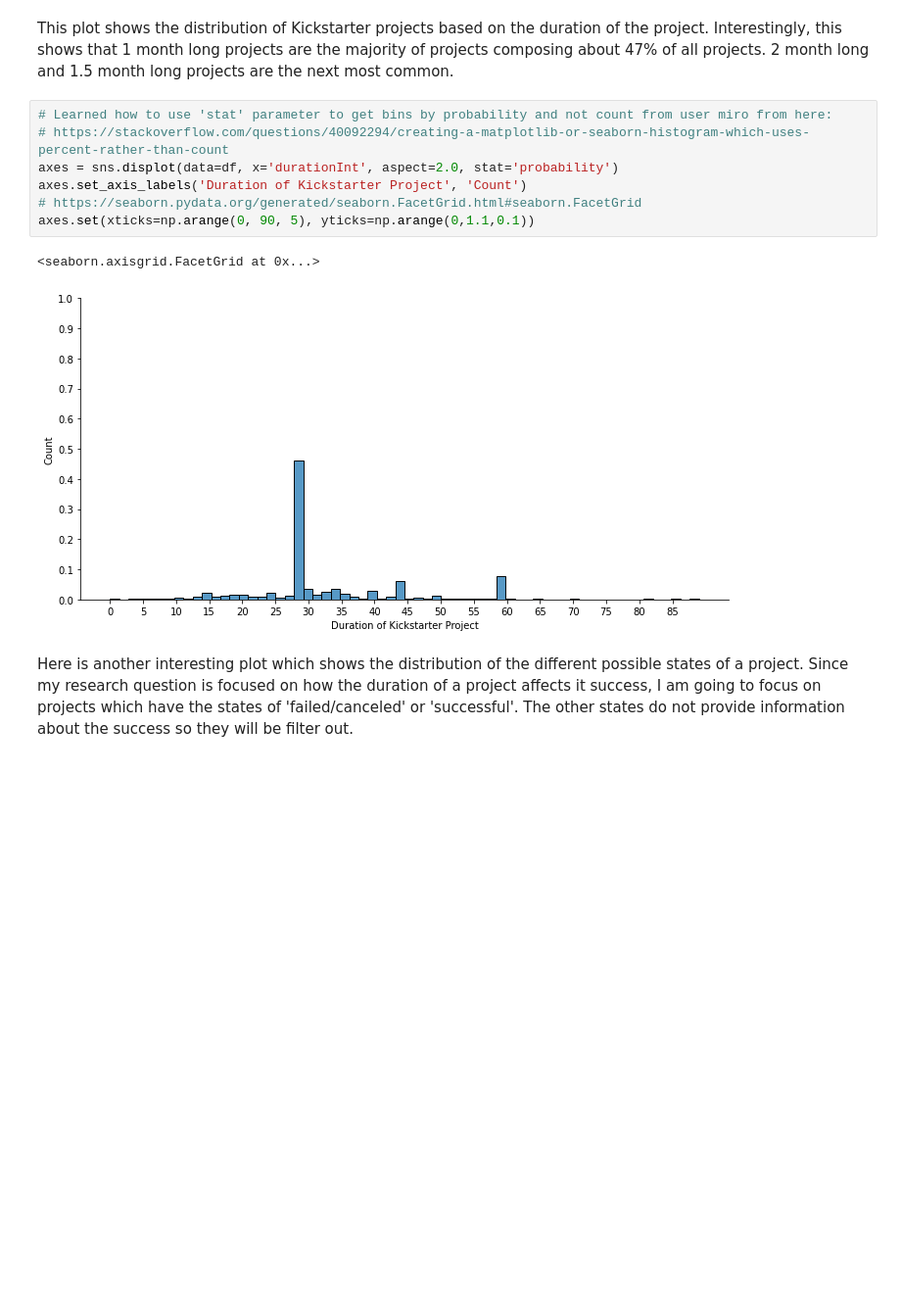
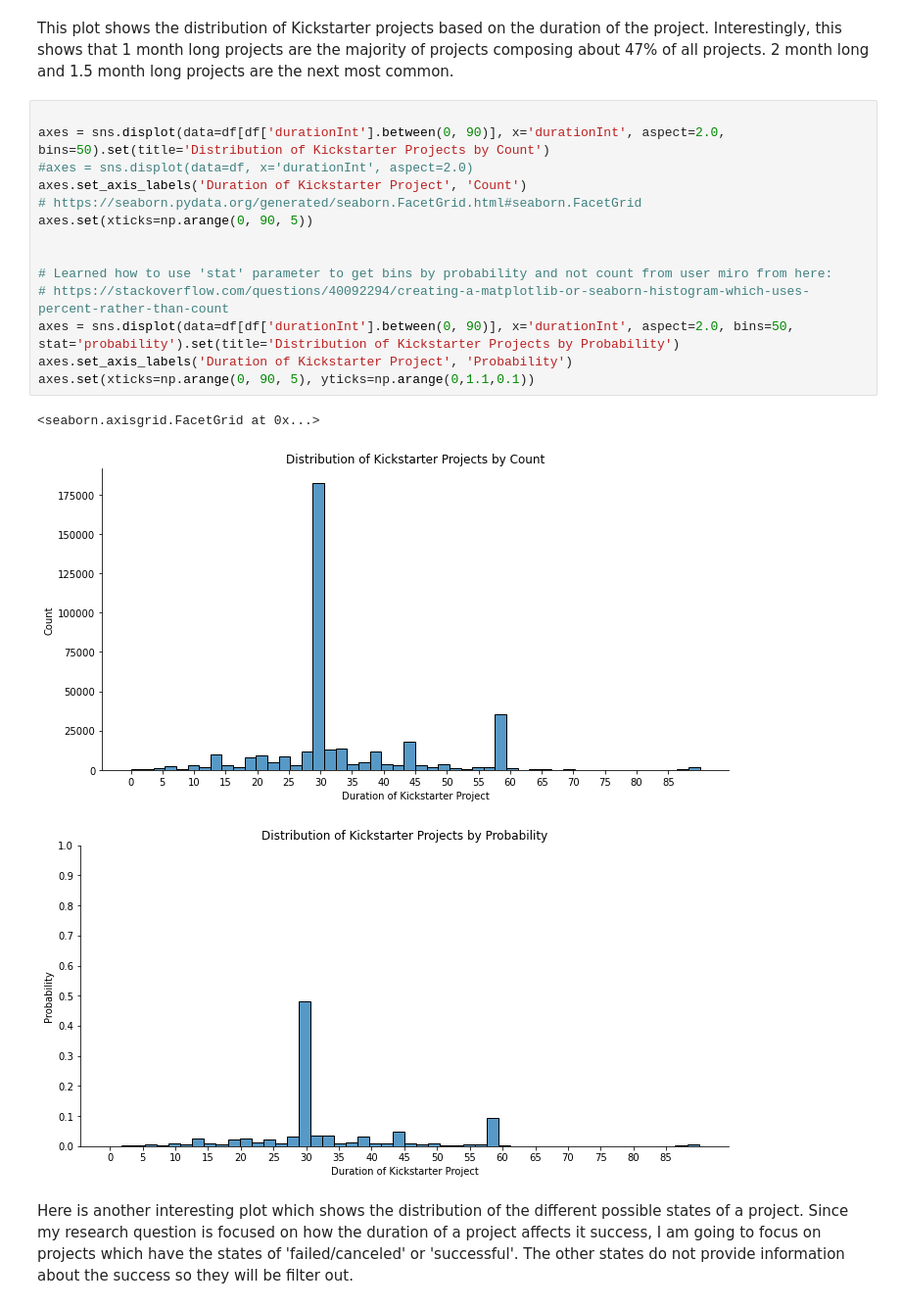
Before and after one commit to data301-2021-summer2/project-group46-project, a Jupyter notebook: analysis/Jacob/milestone1.ipynb, the cells around one changed output. Shown: that part at 98% size. Drawn from its saved outputs; the diff is of its cells as text; blank space fills up the shorter version.

Commit message:
updates to milestone 1 and project functions

```diff
--- a/analysis/Jacob/milestone1.ipynb
+++ b/analysis/Jacob/milestone1.ipynb
@@ -107,15 +107,23 @@ max    200000.000000   2.000000            59 days 19:16:03    1883.499466
 # %% [markdown]
 This plot shows the distribution of Kickstarter projects based on the duration of the project. Interestingly, this shows that 1 month long projects are the majority of projects composing about 47% of all projects. 2 month long and 1.5 month long projects are the next most common.
 # %%
+
+axes = sns.displot(data=df[df['durationInt'].between(0, 90)], x='durationInt', aspect=2.0, bins=50).set(title='Distribution of Kickstarter Projects by Count')
+#axes = sns.displot(data=df, x='durationInt', aspect=2.0)
+axes.set_axis_labels('Duration of Kickstarter Project', 'Count')
+# https://seaborn.pydata.org/generated/seaborn.FacetGrid.html#seaborn.FacetGrid
+axes.set(xticks=np.arange(0, 90, 5))
+
+
 # Learned how to use 'stat' parameter to get bins by probability and not count from user miro from here:
 # https://stackoverflow.com/questions/40092294/creating-a-matplotlib-or-seaborn-histogram-which-uses-percent-rather-than-count
-axes = sns.displot(data=df, x='durationInt', aspect=2.0, stat='probability')
-axes.set_axis_labels('Duration of Kickstarter Project', 'Count')
-# https://seaborn.pydata.org/generated/seaborn.FacetGrid.html#seaborn.FacetGrid
+axes = sns.displot(data=df[df['durationInt'].between(0, 90)], x='durationInt', aspect=2.0, bins=50, stat='probability').set(title='Distribution of Kickstarter Projects by Probability')
+axes.set_axis_labels('Duration of Kickstarter Project', 'Probability')
 axes.set(xticks=np.arange(0, 90, 5), yticks=np.arange(0,1.1,0.1))
 # %% [output]
 <seaborn.axisgrid.FacetGrid at 0x...>
-[figure, old version]
+[figure, new version]
+[figure, added]
 # %% [markdown]
 Here is another interesting plot which shows the distribution of the different possible states of a project. Since my research question is focused on how the duration of a project affects it success, I am going to focus on projects which have the states of 'failed/canceled' or 'successful'. The other states do not provide information about the success so they will be filter out.
 # %%
```
Also changed, not shown: parts of 17 cells of this notebook, 1 other file.
